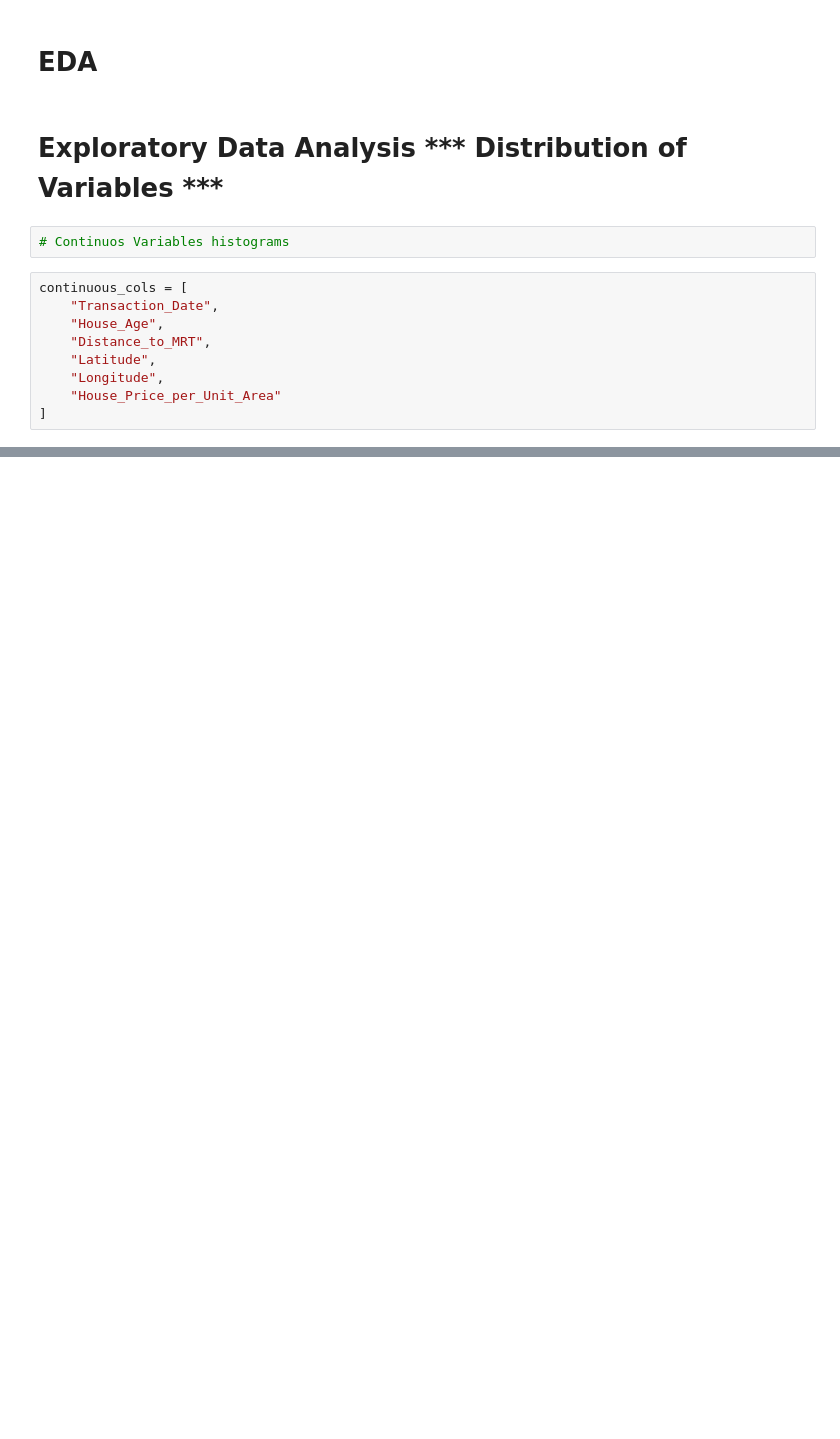
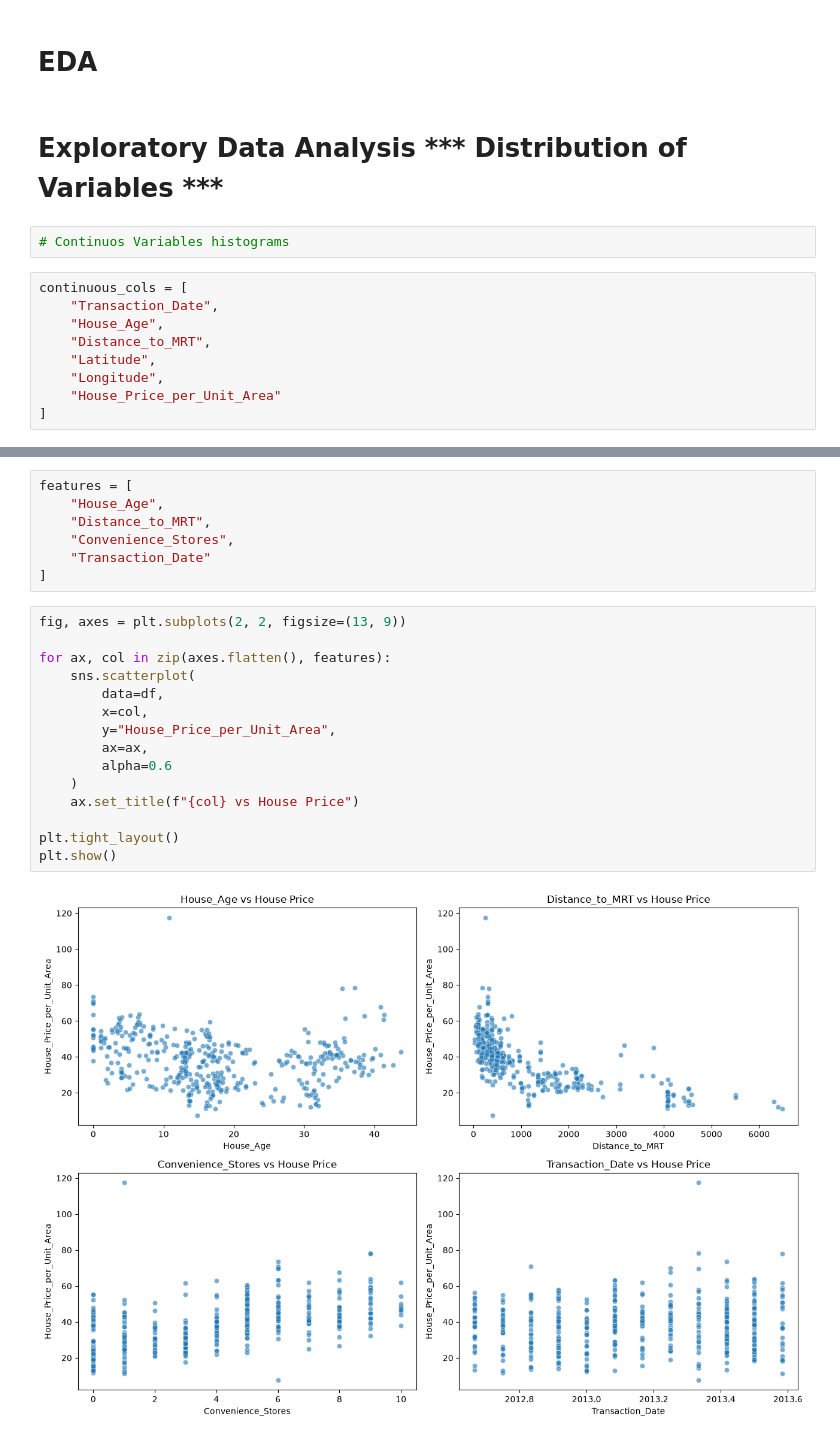
Before and after one commit to sba25049-boop/ML-CA1_sba25049_1126, a Jupyter notebook: Mariana_Garcia_sba25049_CA1.ipynb, the cells around one changed output, grey strips where cells are left out. Cells and saved outputs as stored; diff of their text form; blank space fills up the shorter version.

```diff
--- a/Mariana_Garcia_sba25049_CA1.ipynb
+++ b/Mariana_Garcia_sba25049_CA1.ipynb
@@ -265,0 +246,24 @@ plt.show()
+# %%
+features = [
+    "House_Age",
+    "Distance_to_MRT",
+    "Convenience_Stores",
+    "Transaction_Date"
+]
+# %%
+fig, axes = plt.subplots(2, 2, figsize=(13, 9))
+
+for ax, col in zip(axes.flatten(), features):
+    sns.scatterplot(
+        data=df,
+        x=col,
+        y="House_Price_per_Unit_Area",
+        ax=ax,
+        alpha=0.6
+    )
+    ax.set_title(f"{col} vs House Price")
+
+plt.tight_layout()
+plt.show()
+# %% [output]
+[figure, added]
```
Also changed, not shown: parts of 25 cells of this notebook.
